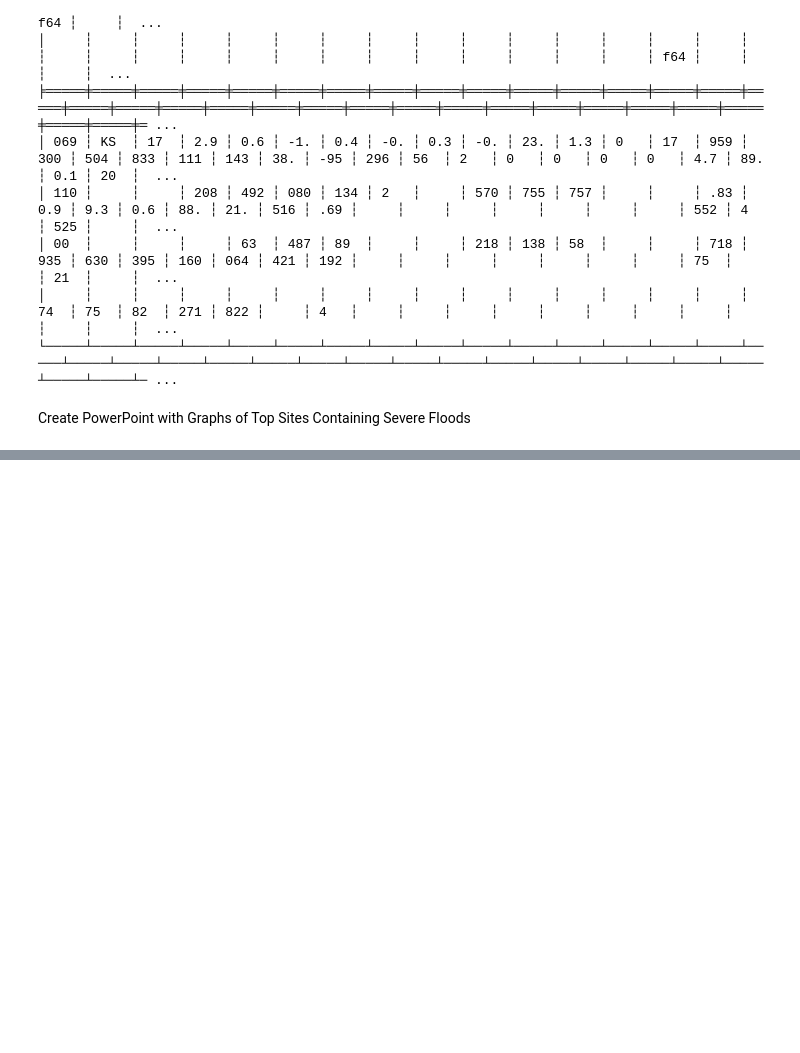
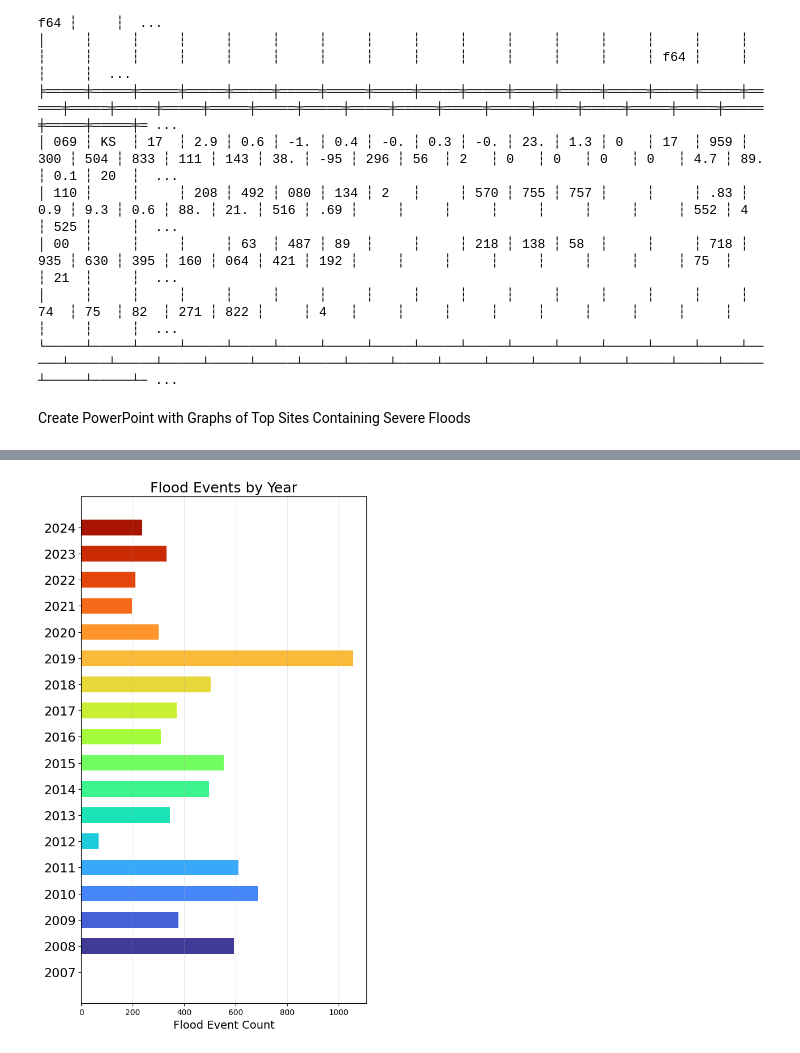
Before and after one commit to connorjsmith28/Flood-Forecasting, a Jupyter notebook: notebooks/data_exploration/Log_Pearson3_Flooding.ipynb, the cells around one changed output, grey strips where cells are left out. Drawn from its saved outputs; the diff is of its cells as text; code cells hidden in the pictures; blank space fills up the shorter version.

Commit message:
Minor changes to LP3 and flood_research
Co-Authored-By: Claude Sonnet 4.6 <noreply@anthropic.com>

```diff
--- a/notebooks/data_exploration/Log_Pearson3_Flooding.ipynb
+++ b/notebooks/data_exploration/Log_Pearson3_Flooding.ipynb
@@ -1859,3 +1856,16 @@ create_lp3_results_ppt(
 Building PowerPoint → C:\Users\mroth\OneDrive\Documents\Rice\COMP 549 DSCI 535 901 Capstone\Project\LP3_Results.pptx
 Saved: C:\Users\mroth\OneDrive\Documents\Rice\COMP 549 DSCI 535 901 Capstone\Project\LP3_Results.pptx
 Done.
+# %%
+flood_counts = (
+    flooding_events
+    .with_columns([
+        pl.col("observed_date").dt.month().alias("month"),
+        pl.col("observed_date").dt.year().alias("year"),
+    ])
+    .group_by(["year", "month"])
+    .agg(pl.len().alias("count"))
+    .sort(["year", "month"])
+)
+
+print(flood_counts)
@@ -1862,3 +1926,30 @@ Done.
+# %%
+year_counts = (
+    flooding_events
+    .with_columns(pl.col("observed_date").dt.year().alias("year"))
+    .group_by("year")
+    .agg(pl.len().alias("count"))
+    .sort("year")
+)
+
+years = year_counts["year"].to_list()
+counts = year_counts["count"].to_list()
+
+fig, ax = plt.subplots(figsize=(6, 10))  # narrow and tall
+
+ax.barh(years, counts, color=colors, height=0.6)
+# ax.invert_yaxis()
+
+ax.set_yticks(years)
+ax.set_yticklabels([str(y) for y in years], fontsize=16)
+ax.set_xlabel("Flood Event Count", fontsize=14)
+ax.set_title("Flood Events by Year", fontsize=18)
+ax.grid(True, axis="x", alpha=0.3)
+
+plt.tight_layout()
+display(fig)
+# %% [output]
+[figure, added]
 # %%
 del sfd_df, artifact, artifact_dir
 gc.collect()
```
Also changed, not shown: parts of 11 cells of this notebook, 1 other file.
